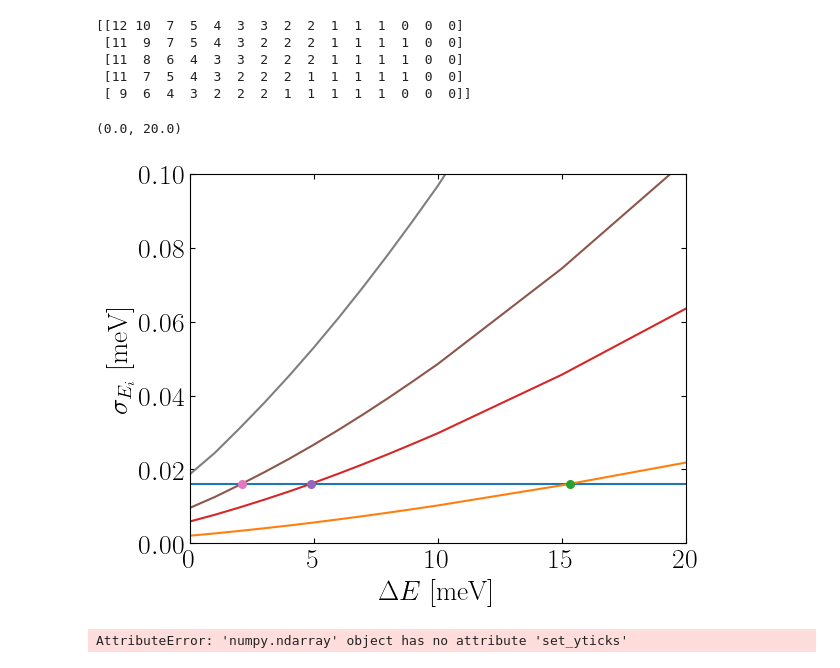
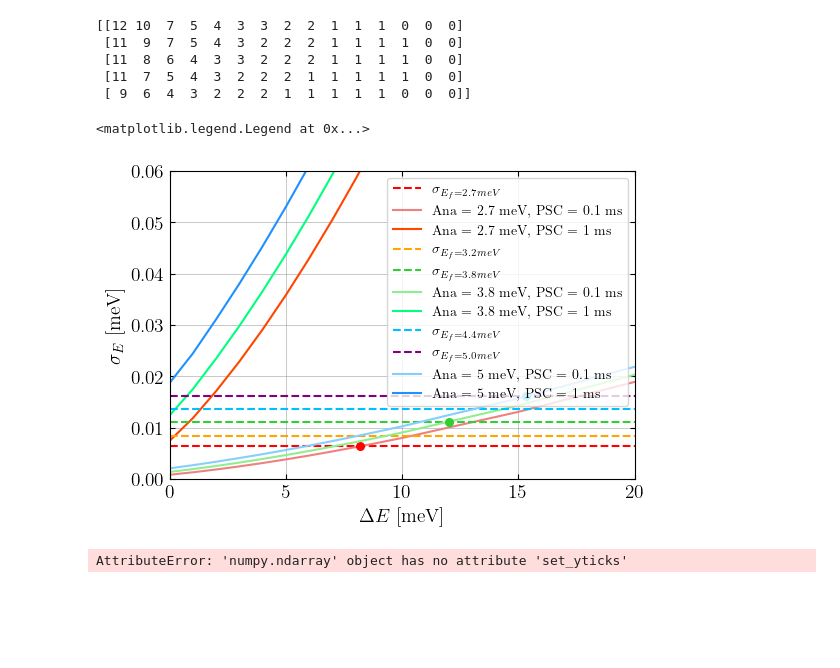
Before and after one commit to JEGKANIKMULTITASK/BIFROST, a Jupyter notebook: BIFROST_Design_Article/Energy_resolution/Inelastic_line_resolution.ipynb, the cells around one changed output. Cells and saved outputs as stored; diff of their text form; code cells hidden in the pictures; blank space fills up the shorter version.

```diff
--- a/BIFROST_Design_Article/Energy_resolution/Inelastic_line_resolution.ipynb
+++ b/BIFROST_Design_Article/Energy_resolution/Inelastic_line_resolution.ipynb
@@ -350,7 +354,7 @@ import matplotlib.colors as colors
 
 mu_E = np.reshape(mu_E, (5,-1,19))
 
-div_E=(mu_E-matrix)/Ei_matrix*100
+div_E=(mu_E-matrix)#/Ei_matrix*100
 
 print(div_E[0,:,0])
 
@@ -366,8 +370,8 @@ min_E = np.min(div_E)
 
 for i in range(len(detector_float)):
     #ax.set_ylabel('PSC opening [ms]')
-    ax.set_yticks([0, 1, 2, 3, 4, 5, 6, 7, 8, 9, 10, 11, 12, 13, 14])
-    ax.set_yticklabels(np.flip(np.around(PSC_times*1000, 2),axis=0))
+    #ax.set_yticks([0, 1, 2, 3, 4, 5, 6, 7, 8, 9, 10, 11, 12, 13, 14])
+    #ax.set_yticklabels(np.flip(np.around(PSC_times*1000, 2),axis=0))
     ax = axs.flat[i]
     im = ax.imshow(np.flipud(div_E[i]), vmin=min_E, vmax=max_E, cmap='jet') # norm=colors.LogNorm(vmin=min_E, vmax=max_E)
     ax.set_xlabel('$\Delta E$ [meV]', fontsize=18)
@@ -925,47 +929,70 @@ for j in range(15):
 for j in range(15):
     cross_3p8 = fit_to_crossing_point(Delta_E_range, sigmaEf_3p8, Delta_E_range,sigmaEi[2,j,:],(7,0.02))
     if cross_3p8 is None:
         continue
     else:
         x_cross_3p8[j] += cross_3p8[0]
 
 for j in range(15):
     cross_4p4 = fit_to_crossing_point(Delta_E_range, sigmaEf_4p4, Delta_E_range,sigmaEi[3,j,:],(7,0.02))
     if cross_4p4 is None:
         continue
     else:
         x_cross_4p4[j] += cross_4p4[0]
 
 for j in range(15):
     cross_5p0 = fit_to_crossing_point( Delta_E_range,sigmaEi[4,j,:], Delta_E_range, sigmaEf_5p0, (7,0.02))
     if cross_5p0 is None:
         continue
     else:
         x_cross_5p0[j] += cross_5p0[0]
 
 DeltaE_crossings = np.array([x_cross_2p7, x_cross_3p2, x_cross_3p8, x_cross_4p4, x_cross_5p0])
 
-plt.plot(Delta_E_range,sigmaEf_5p0)
-plt.plot(Delta_E_range,sigmaEi[4,0,:], label='Ana = 5 meV, PSC = 1 ms')
-plt.plot(x_cross_5p0[0], sigmaEf_5p0[0], '.')
+plt.figure(figsize=(6,4))
+plt.plot(Delta_E_range,sigmaEf_2p7, 'r--', label='$\sigma_{E_f =2.7 meV}$')
+plt.plot(Delta_E_range,sigmaEi[0,0,:], label='Ana = 2.7 meV, PSC = 0.1 ms', color='lightcoral')
+plt.plot(x_cross_2p7[0], sigmaEf_2p7[0], '.', color='red')
 
-plt.plot(Delta_E_range,sigmaEi[4,3,:], label='Ana = 5 meV, PSC = 1 ms')
-plt.plot(x_cross_5p0[3], sigmaEf_5p0[0], '.')
+plt.plot(Delta_E_range,sigmaEi[0,14,:], label='Ana = 2.7 meV, PSC = 1 ms', color='orangered')
+plt.plot(x_cross_2p7[14], sigmaEf_2p7[0], '.', color='red')
 
-plt.plot(Delta_E_range,sigmaEi[4,6,:], label='Ana = 5 meV, PSC = ?? ms')
-plt.plot(x_cross_5p0[6], sigmaEf_5p0[0], '.')
 
-plt.plot(Delta_E_range,sigmaEi[4,14,:], label='Ana = 5 meV, PSC = 0.1 ms')
-plt.plot(x_cross_5p0[14], sigmaEf_5p0[0], '.')
+plt.plot(Delta_E_range,sigmaEf_3p2, '--', color='orange', label='$\sigma_{E_f =3.2 meV}$')
 
+
+
+plt.plot(Delta_E_range,sigmaEf_3p8, '--',color='limegreen', label='$\sigma_{E_f =3.8 meV}$')
+plt.plot(Delta_E_range,sigmaEi[2,0,:], label='Ana = 3.8 meV, PSC = 0.1 ms', color='lightgreen')
+plt.plot(x_cross_3p8[0], sigmaEf_3p8[0], '.', color='limegreen')
+
+plt.plot(Delta_E_range,sigmaEi[2,14,:], label='Ana = 3.8 meV, PSC = 1 ms', color='springgreen')
+plt.plot(x_cross_3p8[14], sigmaEf_3p8[0], '.', color='limegreen')
+
+
+plt.plot(Delta_E_range,sigmaEf_4p4, '--', color='deepskyblue', label='$\sigma_{E_f =4.4 meV}$')
+
+
+
+plt.plot(Delta_E_range,sigmaEf_5p0, '--', color='purple', label='$\sigma_{E_f =5.0 meV}$')
+plt.plot(Delta_E_range,sigmaEi[4,0,:], label='Ana = 5 meV, PSC = 0.1 ms', color='lightskyblue')
+plt.plot(x_cross_5p0[0], sigmaEf_5p0[0], '.', color='deepskyblue')
+
+plt.plot(Delta_E_range,sigmaEi[4,14,:], label='Ana = 5 meV, PSC = 1 ms', color='dodgerblue')
+plt.plot(x_cross_5p0[14], sigmaEf_5p0[0], '.', color='deepskyblue')
+
+plt.grid(which='major', linestyle='-', linewidth=0.5, color='gray', alpha=0.6)
+plt.grid(which='minor', linestyle=':', linewidth=0.5, color='gray', alpha=0.5)
 plt.xlabel('$\Delta E$ [meV]')
-plt.ylabel('$\sigma_{E_i}$ [meV]')
-plt.ylim(0,0.1)
+plt.ylabel('$\sigma_{E}$ [meV]')
+plt.ylim(0,0.06)
 plt.xlim(0,20)
-#plt.legend()
+plt.legend(fontsize=10)
+#plt.yscale('log')
+#plt.savefig('theoretical_energy_contributions.png', format='png', bbox_inches='tight')
 # %% [output]
-(0.0, 20.0)
+<matplotlib.legend.Legend at 0x...>
-[figure, old version]
+[figure, new version]
 # %%
 FWHM_E = np.reshape(FWHM_E, (5,-1,19))
 #FWHM_E=(FWHM_E)/matrix
```
Also changed, not shown: parts of 5 cells of this notebook, 10 other files.
